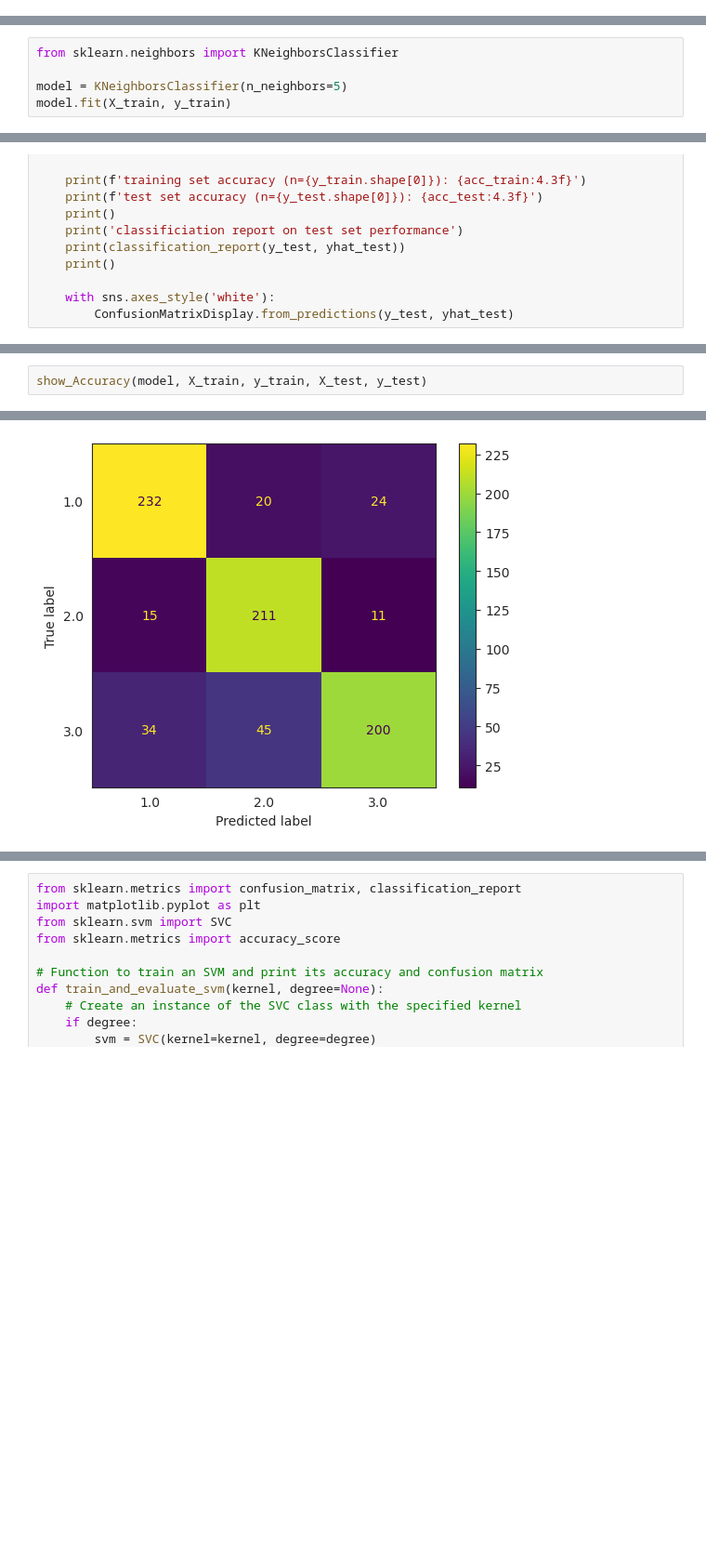
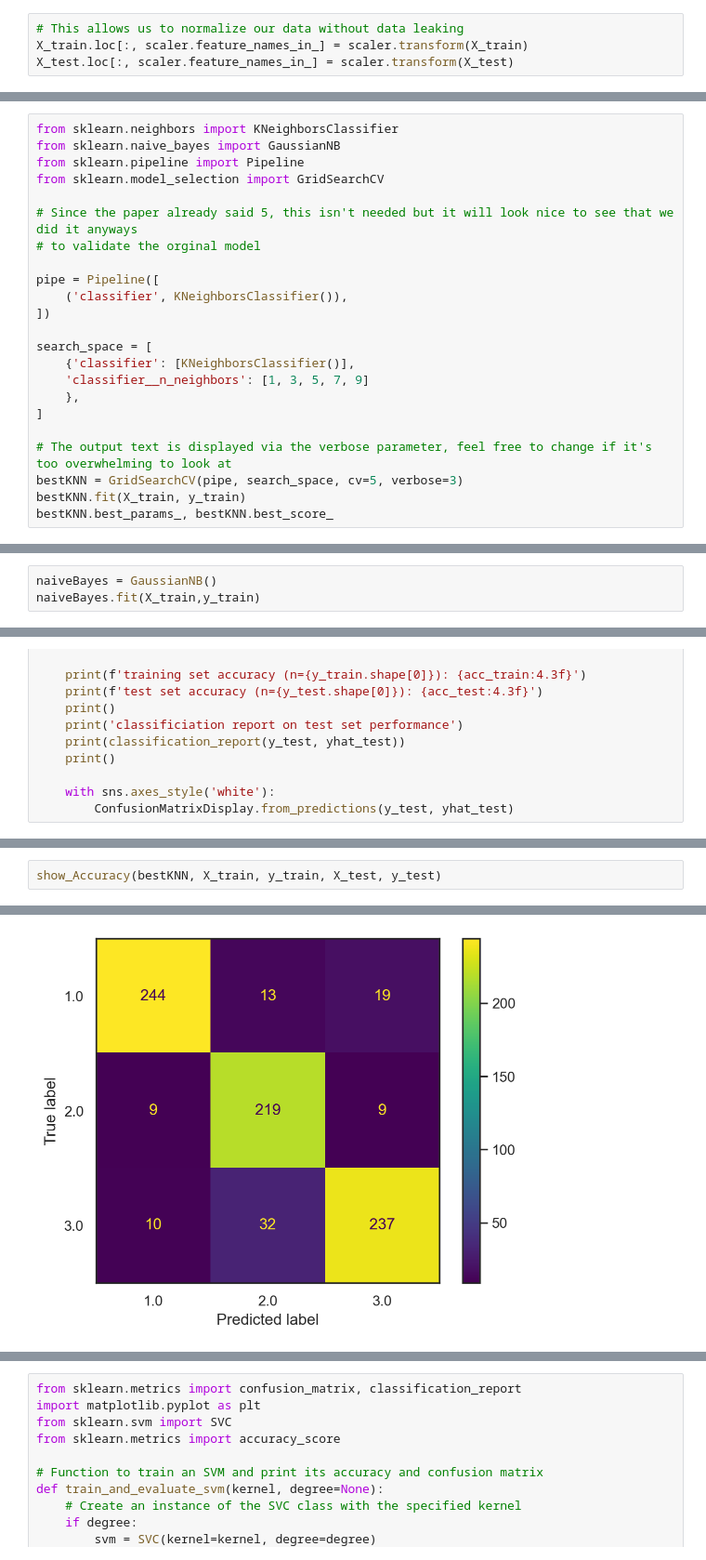
Before and after one commit to COGS118A/Group024-SP23, a Jupyter notebook: Checkpoint_Group024-SP23.ipynb, the cells around one changed output, grey strips where cells are left out. Shown at 93% size. Cells and saved outputs as stored; diff of their text form; blank space fills up the shorter version.

```diff
--- a/Checkpoint_Group024-SP23.ipynb
+++ b/Checkpoint_Group024-SP23.ipynb
@@ -210 +217,5 @@ Then when we evaluate the test data, preprocess the test data on the training me
+# %%
+# This allows us to normalize our data without data leaking
+X_train.loc[:, scaler.feature_names_in_] = scaler.transform(X_train)
+X_test.loc[:, scaler.feature_names_in_] = scaler.transform(X_test)
 # %% [markdown]
@@ -212,5 +222,0 @@ Then when we evaluate the test data, preprocess the test data on the training me
-# %%
-from sklearn.neighbors import KNeighborsClassifier
-
-model = KNeighborsClassifier(n_neighbors=5)
-model.fit(X_train, y_train)
@@ -218,0 +225,23 @@ KNeighborsClassifier()
+# %%
+from sklearn.neighbors import KNeighborsClassifier
+from sklearn.naive_bayes import GaussianNB
+from sklearn.pipeline import Pipeline
+from sklearn.model_selection import GridSearchCV
+
+# Since the paper already said 5, this isn't needed but it will look nice to see that we did it anyways
+# to validate the orginal model
+
+pipe = Pipeline([
+    ('classifier', KNeighborsClassifier()),
+])
+
+search_space = [
+    {'classifier': [KNeighborsClassifier()],
+    'classifier__n_neighbors': [1, 3, 5, 7, 9]
+    },
+]
+
+# The output text is displayed via the verbose parameter, feel free to change if it's too overwhelming to look at
+bestKNN = GridSearchCV(pipe, search_space, cv=5, verbose=3)
+bestKNN.fit(X_train, y_train)
+bestKNN.best_params_, bestKNN.best_score_
@@ -218,0 +270,3 @@ KNeighborsClassifier()
+# %%
+naiveBayes = GaussianNB()
+naiveBayes.fit(X_train,y_train)
@@ -239,3 +299,3 @@ def show_Accuracy(model, X_train, y_train, X_test, y_test):
 # %%
-show_Accuracy(model, X_train, y_train, X_test, y_test)
+show_Accuracy(bestKNN, X_train, y_train, X_test, y_test)
 # %% [output]
@@ -255 +315 @@ weighted avg       0.82      0.81      0.81       792
-[figure, old version]
+[figure, new version]
```
Also changed, not shown: parts of 36 cells of this notebook.
